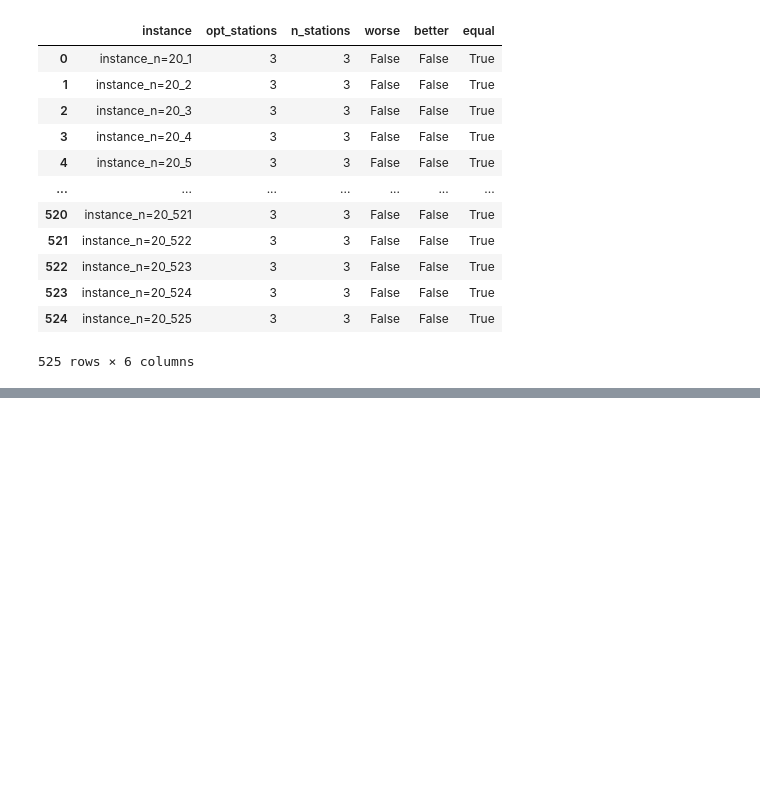
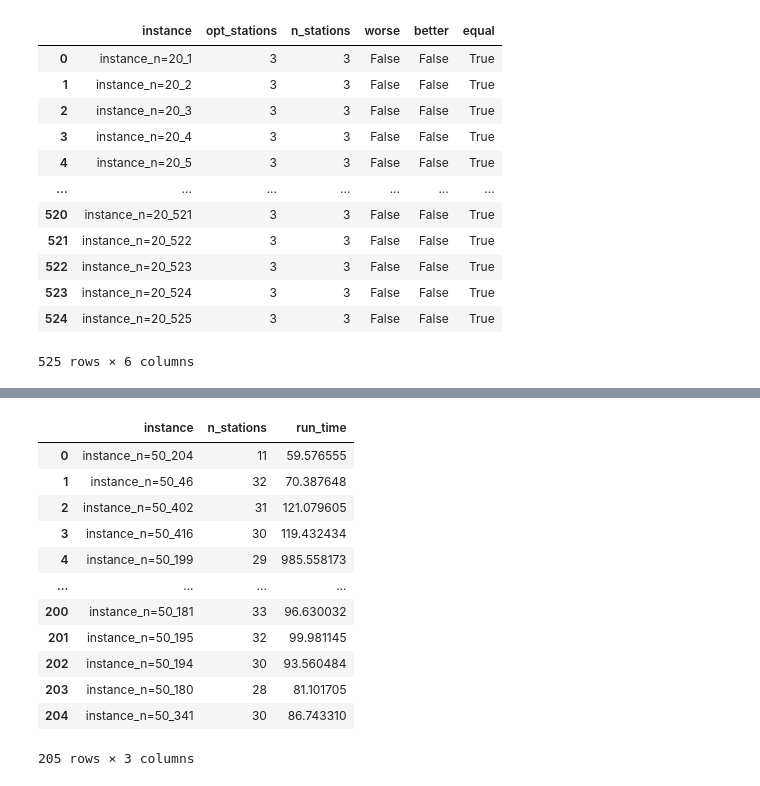
Before and after one commit to JosephThompson607/DADA, a Jupyter notebook: ils_test.ipynb, the cells around one changed output, grey strips where cells are left out. Drawn from its saved outputs; the diff is of its cells as text; code cells hidden in the pictures; blank space fills up the shorter version.

```diff
--- a/ils_test.ipynb
+++ b/ils_test.ipynb
@@ -167,0 +189,4 @@ res_list
+# %%
+albs_folder ="/Users/letshopethisworks2/Documents/phd_paper_material/MMABPWW/SALBP_benchmark/medium data set_n=50"
+alb_instances = get_instance_list(albs_folder)
+run_simple_alb(alb_instances[0])
@@ -232,0 +294,12 @@ med_res
+# %%
+new_probs = pd.DataFrame(res_list)
+new_probs.rename(columns={"n_stations":"new_n_stations"}, inplace=True)
+take2 = pd.merge(needs_improving, new_probs[['instance', "new_n_stations"]], on='instance')
+print("before last run", len(take2))
+take2= take2[take2["opt_stations"] < take2["new_n_stations"]]
+print("after", len(take2))
+problem_instances = list(take2['instance'])
+inst_dicts = [{**parse_alb(fp) ,"instance":fp.split("/")[-1].split(".")[0]} for fp in alb_instances if fp.split("/")[-1].split(".")[0] in problem_instances]
+take3 = use_ils_on_albs(inst_dicts, pool_size=4, max_iterations=60000)
+take3_df = pd.DataFrame(take3)
+take3_df.to_csv("results/n50_60k_iterations.csv")
@@ -233,2 +324,16 @@ med_res
 # %%
-med_res.to_csv("results/med_combined_results.csv", index=False)
+take3_df
+# %% [output]
+|  | instance | n_stations | run_time |
+| 0 | instance_n=50_204 | 11 | 59.576555 |
+| 1 | instance_n=50_46 | 32 | 70.387648 |
+| 2 | instance_n=50_402 | 31 | 121.079605 |
+| 3 | instance_n=50_416 | 30 | 119.432434 |
+| 4 | instance_n=50_199 | 29 | 985.558173 |
+| ... | ... | ... | ... |
+| 200 | instance_n=50_181 | 33 | 96.630032 |
+| 201 | instance_n=50_195 | 32 | 99.981145 |
+| 202 | instance_n=50_194 | 30 | 93.560484 |
+| 203 | instance_n=50_180 | 28 | 81.101705 |
+| 204 | instance_n=50_341 | 30 | 86.743310 |
+205 rows × 3 columns
```
Also changed, not shown: parts of 13 cells of this notebook, 3 other files.
